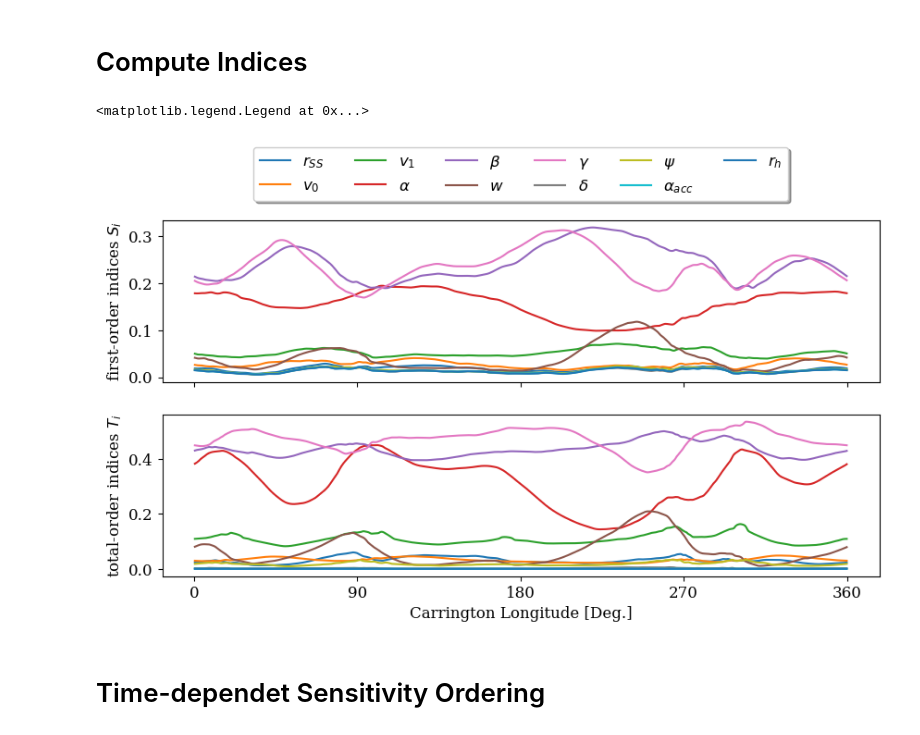
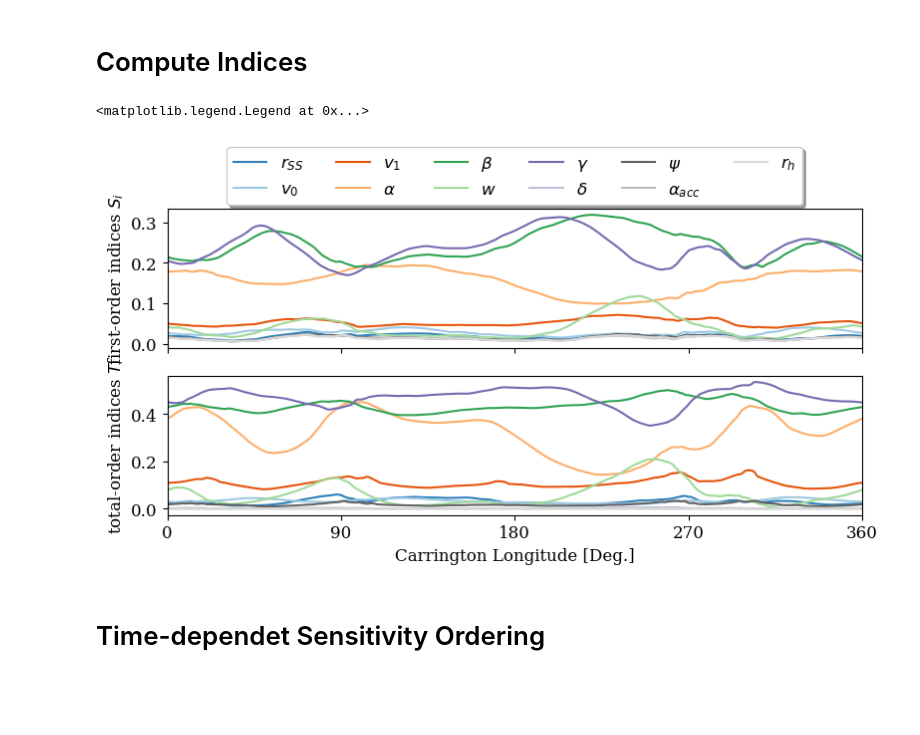
Before and after one commit to opaliss/Parameter_Estimation_Solar_Wind, a Jupyter notebook: GSA_CR2053_LHS_Time_Dependent_QoI.ipynb, the cells around one changed output. Drawn from its saved outputs; the diff is of its cells as text; code cells hidden in the pictures; blank space fills up the shorter version.

Commit message:
add colorbar and time-dependent QoIs.

```diff
--- a/GSA_CR2053_LHS_Time_Dependent_QoI.ipynb
+++ b/GSA_CR2053_LHS_Time_Dependent_QoI.ipynb
@@ -84,6 +86,7 @@ np.shape(A)
 # %% [markdown]
 # Compute Indices
 # %%
+color=np.array(mcp.gen_color(cmap="tab20c", n=11))
 parameters_label = np.array(["$r_{SS}$", r"$v_{0}$", r"$v_{1}$", r"$\alpha$", r"$\beta$", r"$w$", r"$\gamma$", r"$\delta$", r"$\psi$", r"$ \alpha_{acc}$", r"$r_{h}$"])
 # %%
 main_effect, total_effect = np.zeros((len(ACE_vr), d)), np.zeros((len(ACE_vr), d))
@@ -95,18 +98,19 @@ for jj in range(len(ACE_vr)):
                                                        A=A,
                                                        type_estimator="janon")
 # %%
-fig, ax = plt.subplots(nrows=2, sharex=True, figsize=(10, 5))
+fig, ax = plt.subplots(nrows=2, sharex=True, figsize=(9, 4))
 for ii in range(d):
-    ax[0].plot(np.sort(ACE_longitude), main_effect[:, ii][np.argsort(ACE_longitude)], label=str(parameters_label[ii]))
-    ax[1].plot(np.sort(ACE_longitude), total_effect[:, ii][np.argsort(ACE_longitude)], label=str(parameters_label[ii]))
+    ax[0].plot(np.sort(ACE_longitude), main_effect[:, ii][np.argsort(ACE_longitude)], label=str(parameters_label[ii]), color=color[ii])
+    ax[1].plot(np.sort(ACE_longitude), total_effect[:, ii][np.argsort(ACE_longitude)], label=str(parameters_label[ii]), color=color[ii])
 
 ax[0].set_xticks([0, 90, 180, 270, 360])
 ax[0].set_ylabel(r"first-order indices $S_{i}$")
 ax[1].set_ylabel(r"total-order indices $T_{i}$")
 ax[1].set_xlabel("Carrington Longitude [Deg.]")
+ax[0].set_xlim(0, 360)
 ax[0].legend(loc='upper center', bbox_to_anchor=(0.5, 1.5), ncol=6, fancybox=True, shadow=True)
 # %% [output]
 <matplotlib.legend.Legend at 0x...>
-[figure, old version]
+[figure, new version]
 # %% [markdown]
 # Time-dependet Sensitivity Ordering
```
Also changed, not shown: parts of 4 cells of this notebook, 8 other files.
